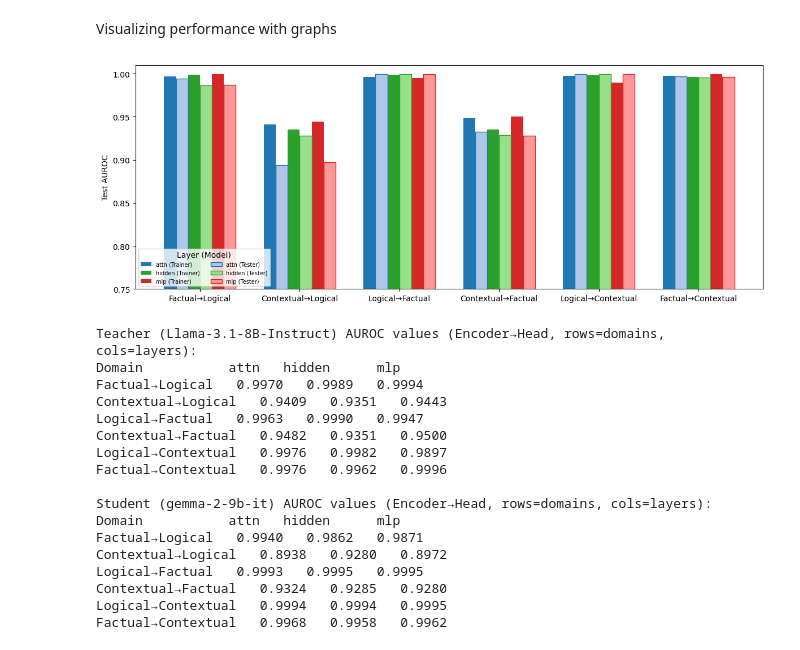
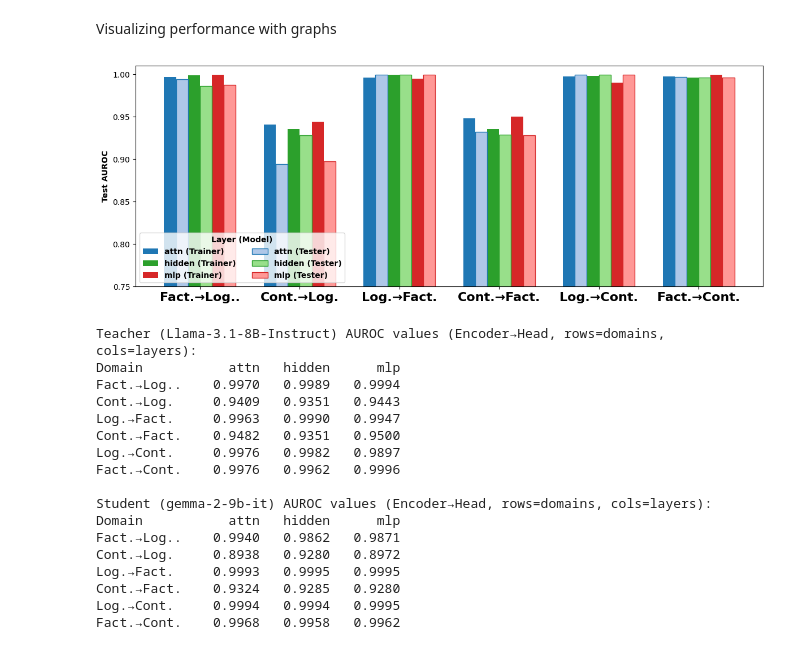
Before and after one commit to Fonty02/HallucinationDetection, a Jupyter notebook: notebooks/nonLinearApproach/approach3OneForAll/crossval.ipynb, the cells around one changed output. Drawn from its saved outputs; the diff is of its cells as text; code cells hidden in the pictures.

Commit message:
Bold

```diff
--- a/notebooks/nonLinearApproach/approach3OneForAll/crossval.ipynb
+++ b/notebooks/nonLinearApproach/approach3OneForAll/crossval.ipynb
@@ -580,12 +580,12 @@ student_short = model_short.get(student_model, student_model)
 # Notation: Encoder_trained_on → Head_trained_on
 # BBC = belief_bank_constraints, BBF = belief_bank_facts, HE = halu_eval
 domain_configs = [
-    ("LLama_Gemma_BBF", "LLama_Gemma_BBC", "Factual→Logical"),  # encoder=BBF, head=BBC
-    ("LLama_Gemma_HE", "LLama_Gemma_BBC", "Contextual→Logical"),    # encoder=HE, head=BBC
-    ("LLama_Gemma_BBC", "LLama_Gemma_BBF", "Logical→Factual"),  # encoder=BBC, head=BBF
-    ("LLama_Gemma_HE", "LLama_Gemma_BBF", "Contextual→Factual"),    # encoder=HE, head=BBF
-    ("LLama_Gemma_BBC", "LLama_Gemma_HE", "Logical→Contextual"),    # encoder=BBC, head=HE
-    ("LLama_Gemma_BBF", "LLama_Gemma_HE", "Factual→Contextual"),    # encoder=BBF, head=HE
+    ("LLama_Gemma_BBF", "LLama_Gemma_BBC", "Fact.→Log.."),  # encoder=BBF, head=BBC
+    ("LLama_Gemma_HE", "LLama_Gemma_BBC", "Cont.→Log."),    # encoder=HE, head=BBC
+    ("LLama_Gemma_BBC", "LLama_Gemma_BBF", "Log.→Fact."),  # encoder=BBC, head=BBF
+    ("LLama_Gemma_HE", "LLama_Gemma_BBF", "Cont.→Fact."),    # encoder=HE, head=BBF
+    ("LLama_Gemma_BBC", "LLama_Gemma_HE", "Log.→Cont."),    # encoder=BBC, head=HE
+    ("LLama_Gemma_BBF", "LLama_Gemma_HE", "Fact.→Cont."),    # encoder=BBF, head=HE
 ]
 
 # Map folder names to dataset names
@@ -639,51 +639,52 @@ colors_student = ['#aec7e8', '#98df8a', '#ff9896']  # Lighter versions
 for i, layer in enumerate(layers):
     offset = (i - 1) * width * 2 - width/2
     ax.bar(x + offset, data_teacher[:, i], width, label=f'{layer} (Trainer)', color=colors_teacher[i])
 
 # Plot student bars (lighter, adjacent to teacher)
 for i, layer in enumerate(layers):
     offset = (i - 1) * width * 2 + width/2
     ax.bar(x + offset, data_student[:, i], width, label=f'{layer} (Tester)', color=colors_student[i], edgecolor=colors_teacher[i], linewidth=1)
 
 ax.set_xticks(x)
-ax.set_xticklabels(domains, rotation=0, ha="center")
-ax.set_ylabel("Test AUROC")
+ax.set_xticklabels(domains, rotation=0, ha="center", fontsize=16, fontweight='bold')
+ax.set_ylabel("Test AUROC", fontweight='bold')
 # Dynamically set y-axis limits based on data
 all_values = np.concatenate([data_teacher.flatten(), data_student.flatten()])
 all_values = all_values[all_values > 0]  # Exclude zeros (missing data)
 y_min = 0.75  # Round down to nearest 0.05
 ax.set_ylim(y_min, 1.01)
-ax.legend(title="Layer (Model)", fontsize=7, ncol=2, loc='lower left')
+ax.legend(title="Layer (Model)", fontsize=10, ncol=2, loc='lower left',
+          prop={'weight': 'bold'}, title_fontproperties={'weight': 'bold'})
 plt.tight_layout()
 plt.savefig(f"fig_cross_domain_{teacher_model}_to_{student_model}.pdf")
 plt.show()
 
 # Print the data matrix for reference
 print(f"\nTeacher ({teacher_model}) AUROC values (Encoder→Head, rows=domains, cols=layers):")
 print(f"{'Domain':<12} " + " ".join(f"{l:>8}" for l in layers))
 for i, domain in enumerate(domains):
     print(f"{domain:<12} " + " ".join(f"{data_teacher[i,j]:>8.4f}" for j in range(len(layers))))
 
 print(f"\nStudent ({student_model}) AUROC values (Encoder→Head, rows=domains, cols=layers):")
 print(f"{'Domain':<12} " + " ".join(f"{l:>8}" for l in layers))
 for i, domain in enumerate(domains):
     print(f"{domain:<12} " + " ".join(f"{data_student[i,j]:>8.4f}" for j in range(len(layers))))
 # %% [output]
-[figure, old version]
+[figure, new version]
 Teacher (Llama-3.1-8B-Instruct) AUROC values (Encoder→Head, rows=domains, cols=layers):
 Domain           attn   hidden      mlp
-Factual→Logical   0.9970   0.9989   0.9994
-Contextual→Logical   0.9409   0.9351   0.9443
-Logical→Factual   0.9963   0.9990   0.9947
-Contextual→Factual   0.9482   0.9351   0.9500
-Logical→Contextual   0.9976   0.9982   0.9897
-Factual→Contextual   0.9976   0.9962   0.9996
+Fact.→Log..    0.9970   0.9989   0.9994
+Cont.→Log.     0.9409   0.9351   0.9443
+Log.→Fact.     0.9963   0.9990   0.9947
+Cont.→Fact.    0.9482   0.9351   0.9500
+Log.→Cont.     0.9976   0.9982   0.9897
+Fact.→Cont.    0.9976   0.9962   0.9996
 
 Student (gemma-2-9b-it) AUROC values (Encoder→Head, rows=domains, cols=layers):
 Domain           attn   hidden      mlp
-Factual→Logical   0.9940   0.9862   0.9871
-Contextual→Logical   0.8938   0.9280   0.8972
-Logical→Factual   0.9993   0.9995   0.9995
-Contextual→Factual   0.9324   0.9285   0.9280
-Logical→Contextual   0.9994   0.9994   0.9995
-Factual→Contextual   0.9968   0.9958   0.9962
+Fact.→Log..    0.9940   0.9862   0.9871
+Cont.→Log.     0.8938   0.9280   0.8972
+Log.→Fact.     0.9993   0.9995   0.9995
+Cont.→Fact.    0.9324   0.9285   0.9280
+Log.→Cont.     0.9994   0.9994   0.9995
+Fact.→Cont.    0.9968   0.9958   0.9962
```
Also changed, not shown: 2 other files.
